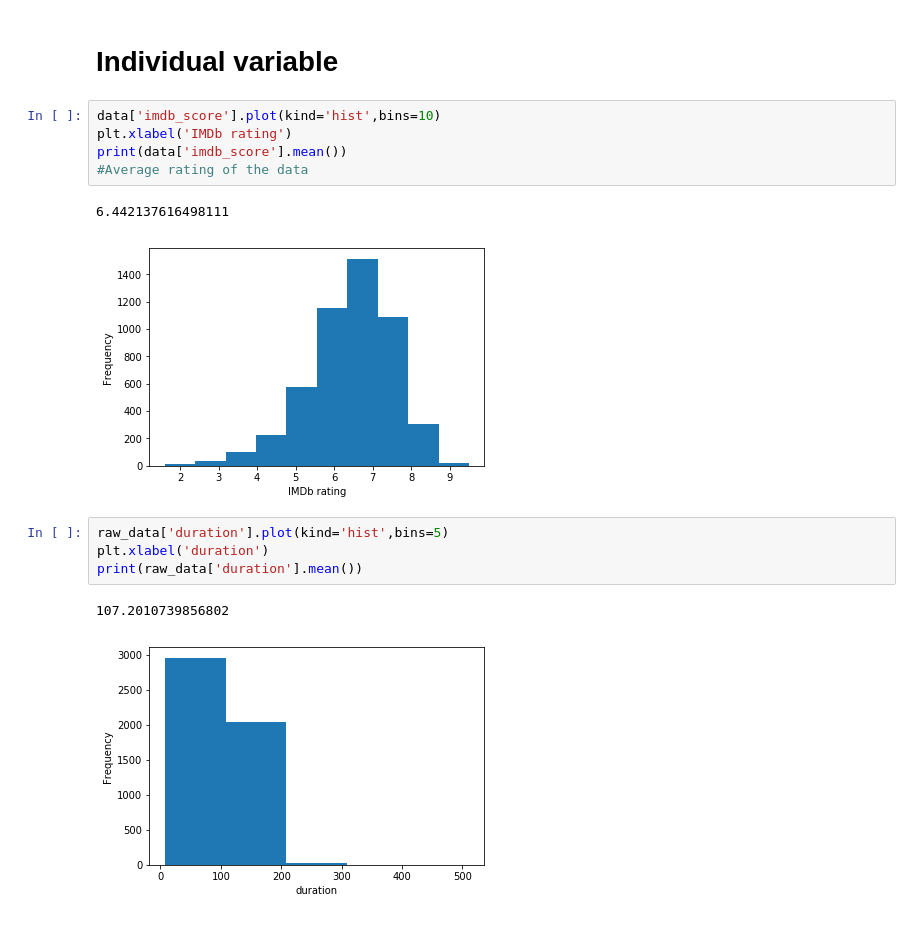
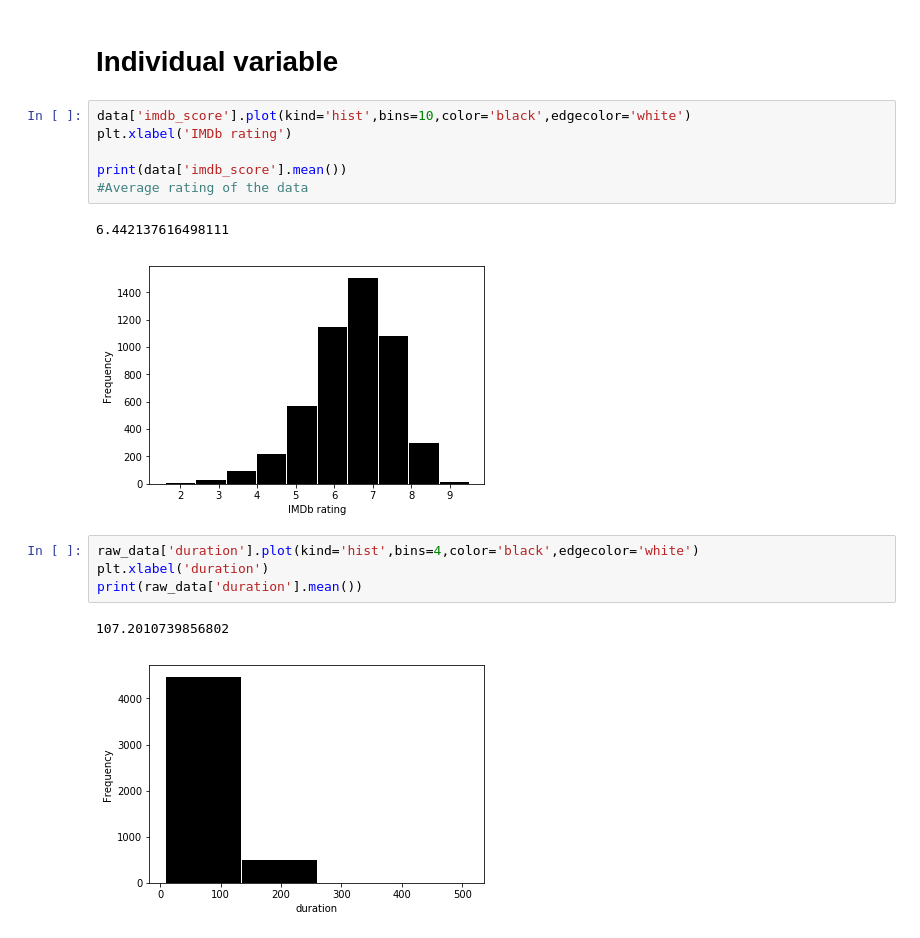
Before and after one commit to wensu425/Cogs108_Movie_Prediction, a Jupyter notebook: Movie_prediction.ipynb, the cells around one changed output. Cells and saved outputs as stored; diff of their text form.

```diff
--- a/Movie_prediction.ipynb
+++ b/Movie_prediction.ipynb
@@ -328,20 +308,21 @@ dtype: int64
 # %% [markdown]
 # Individual variable
 # %%
-data['imdb_score'].plot(kind='hist',bins=10)
+data['imdb_score'].plot(kind='hist',bins=10,color='black',edgecolor='white')
 plt.xlabel('IMDb rating')
+
 print(data['imdb_score'].mean())
 #Average rating of the data
 # %% [output]
 6.442137616498111
-[figure, old version]
+[figure, new version]
 # %%
-raw_data['duration'].plot(kind='hist',bins=5)
+raw_data['duration'].plot(kind='hist',bins=4,color='black',edgecolor='white')
 plt.xlabel('duration')
 print(raw_data['duration'].mean())
 # %% [output]
 107.2010739856802
-[figure, old version]
+[figure, new version]
 # %%
 
 #raw_data.plot.scatter('imdb_score','budget')
```
Also changed, not shown: parts of 5 cells of this notebook.
